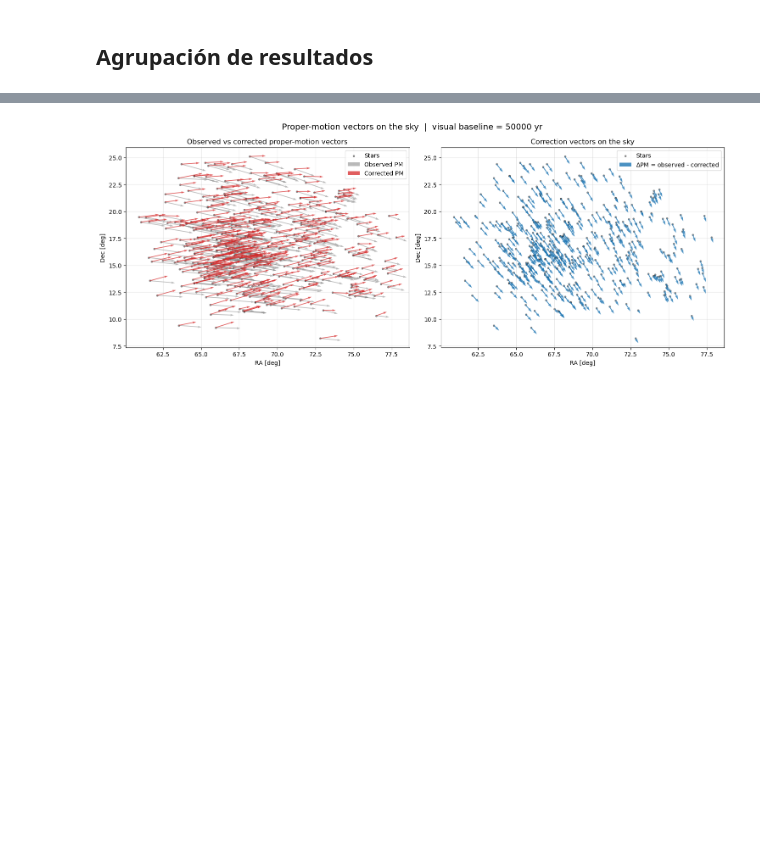
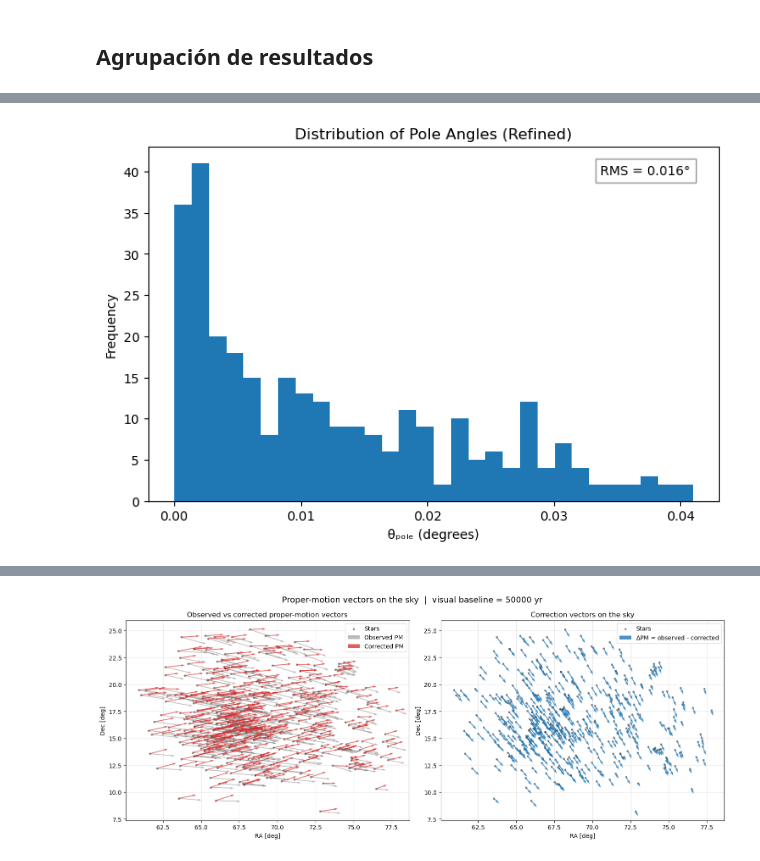
Before and after one commit to nicolasbojacarojas/clusterization_project, a Jupyter notebook: dev/pasantia/simulation_comparison/comparison.ipynb, the cells around one changed output, grey strips where cells are left out. Saved outputs shown, nothing was run; the diff lists cells and outputs as text; code cells hidden in the pictures; blank space fills up the shorter version.

```diff
--- a/dev/pasantia/simulation_comparison/comparison.ipynb
+++ b/dev/pasantia/simulation_comparison/comparison.ipynb
@@ -962,0 +885,32 @@ boot_df    : bootstrap apex table
+# %%
+# Variable a graficar
+theta = result_hyades_sintetico_error_alld["cluster_result"]["data_refined"]["theta_pole_refined_deg"]
+
+# Quitar NaN si existen
+theta = np.asarray(theta)
+theta = theta[~np.isnan(theta)]
+
+# Calcular RMS
+rms_theta = np.sqrt(np.mean(theta**2))
+
+# Graficar
+plt.figure(figsize=(8, 5))
+plt.hist(theta, bins=30)
+
+plt.xlabel("θₚₒₗₑ (degrees)")
+plt.ylabel("Frequency")
+plt.title("Distribution of Pole Angles (Refined)")
+
+# Mostrar RMS en la gráfica
+plt.text(
+    0.95, 0.95,
+    f"RMS = {rms_theta:.3f}°",
+    transform=plt.gca().transAxes,
+    ha="right",
+    va="top",
+    bbox=dict(facecolor="white", alpha=0.8, edgecolor="gray")
+)
+
+plt.show()
+# %% [output]
+[figure, added]
```
Also changed, not shown: parts of 18 cells of this notebook, 10 other files.
